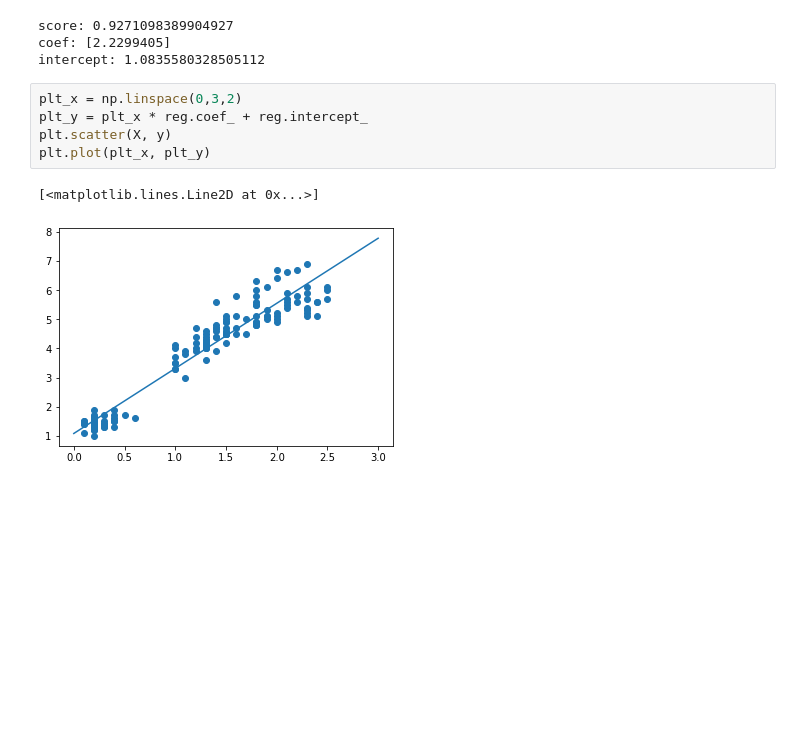
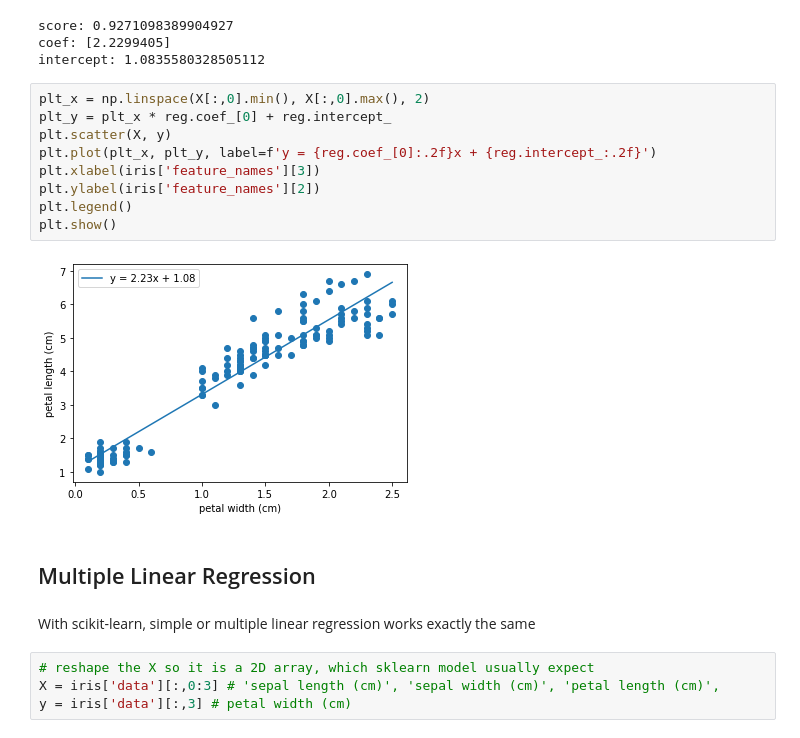
Before and after one commit to MartaVallejo/MachineLearning, a Jupyter notebook: Regression.ipynb, the cells around one changed output. Saved outputs shown, nothing was run; the diff lists cells and outputs as text; blank space fills up the shorter version.

Commit message:
UPDATE regression notebook
add multiple linear
some colinearity thingy

```diff
--- a/Regression.ipynb
+++ b/Regression.ipynb
@@ -55,10 +57,21 @@ score: 0.9271098389904927
 coef: [2.2299405]
 intercept: 1.0835580328505112
 # %%
-plt_x = np.linspace(0,3,2)
-plt_y = plt_x * reg.coef_ + reg.intercept_
+plt_x = np.linspace(X[:,0].min(), X[:,0].max(), 2)
+plt_y = plt_x * reg.coef_[0] + reg.intercept_
 plt.scatter(X, y)
-plt.plot(plt_x, plt_y)
+plt.plot(plt_x, plt_y, label=f'y = {reg.coef_[0]:.2f}x + {reg.intercept_:.2f}')
+plt.xlabel(iris['feature_names'][3])
+plt.ylabel(iris['feature_names'][2])
+plt.legend()
+plt.show()
 # %% [output]
-[<matplotlib.lines.Line2D at 0x...>]
-[figure, old version]
+[figure, new version]
+# %% [markdown]
+## Multiple Linear Regression
+# %% [markdown]
+With scikit-learn, simple or multiple linear regression works exactly the same
+# %%
+# reshape the X so it is a 2D array, which sklearn model usually expect
+X = iris['data'][:,0:3] # 'sepal length (cm)', 'sepal width (cm)', 'petal length (cm)',
+y = iris['data'][:,3] # petal width (cm)
```
Also changed, not shown: parts of 10 cells of this notebook.
